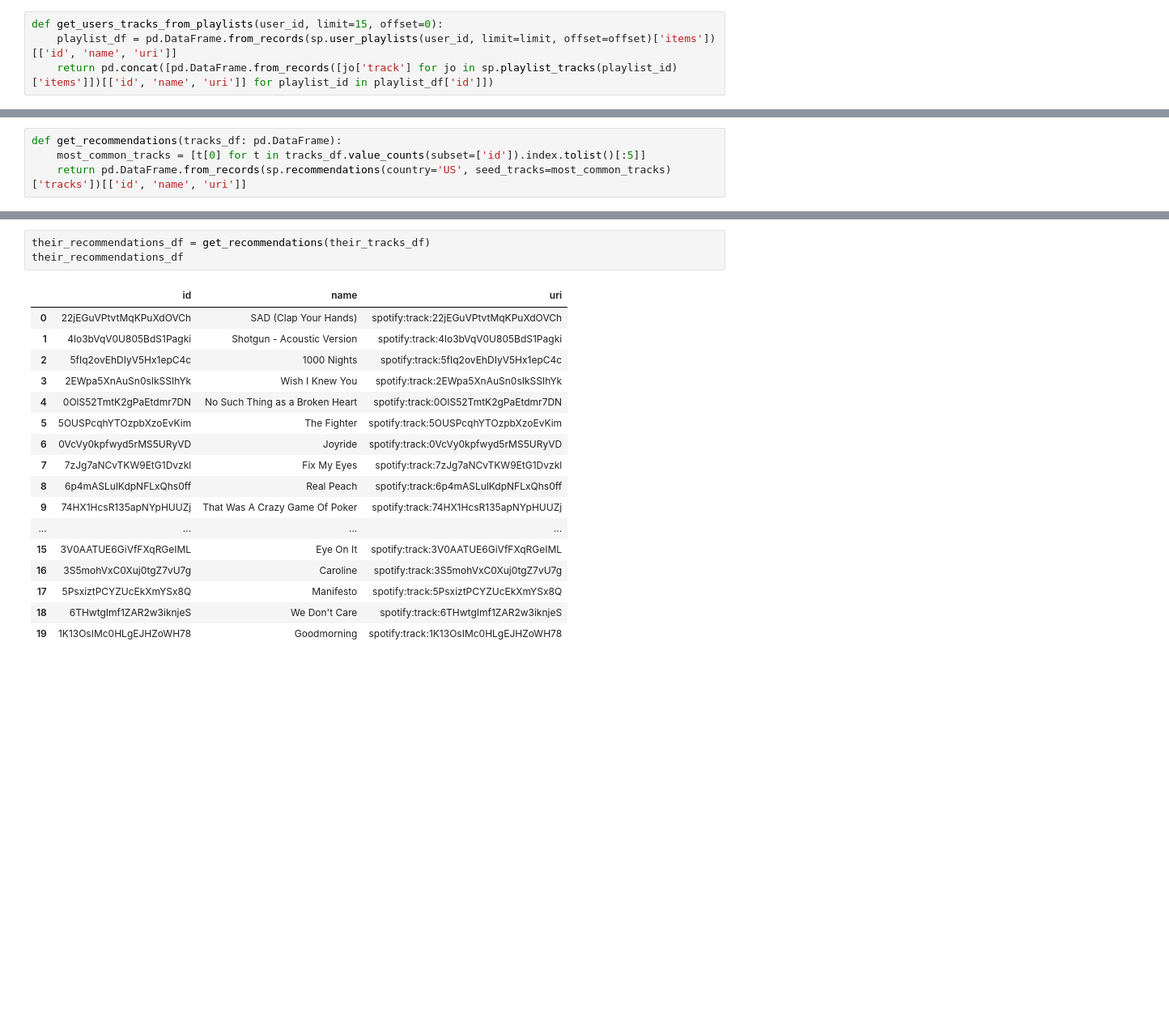
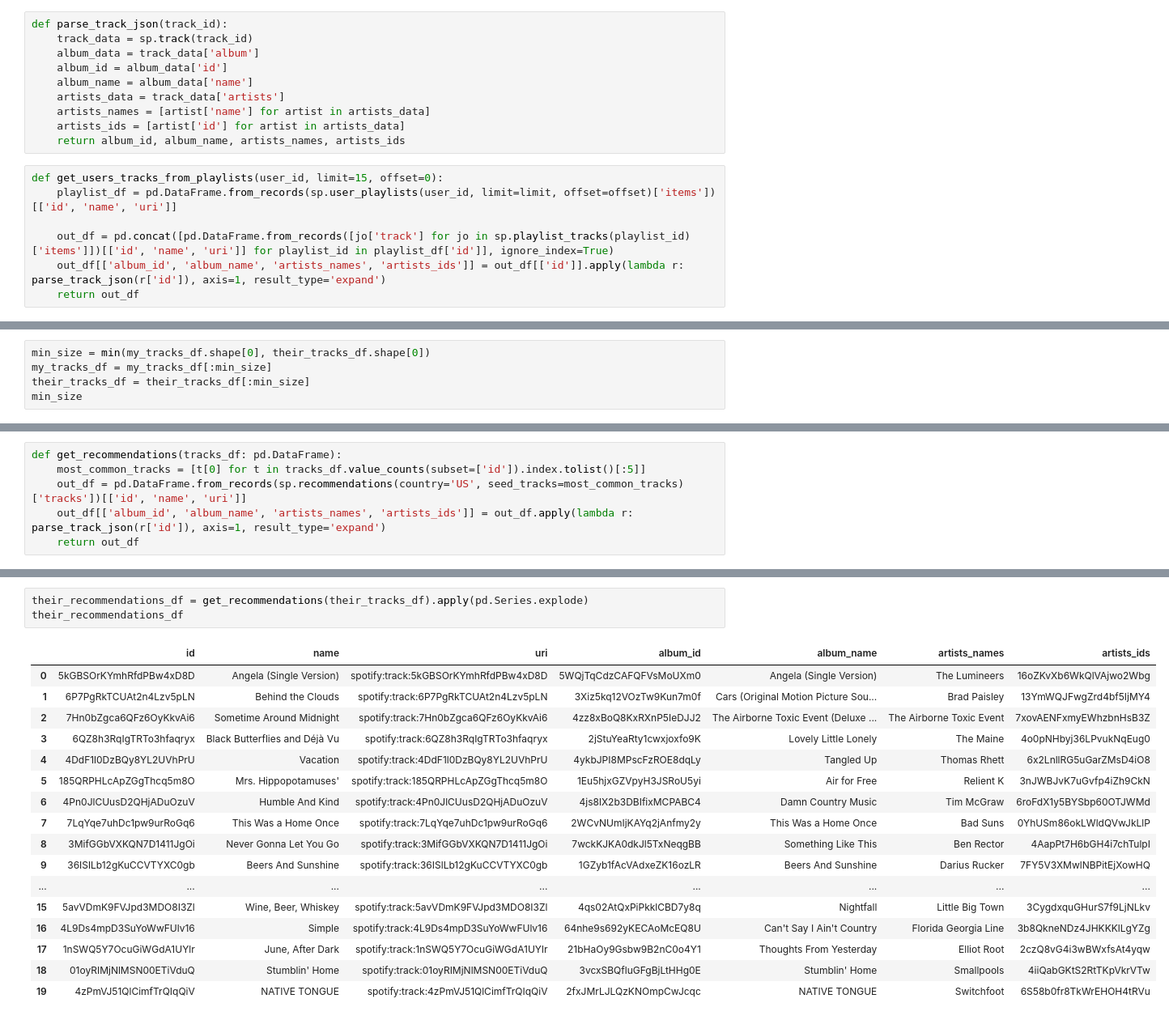
Before and after one commit to Duke02/Spotify-Listening-Analysis, a Jupyter notebook: SimilarityToAnotherPerson.ipynb, the cells around one changed output, grey strips where cells are left out. Shown: that part at 81% size. Drawn from its saved outputs; the diff is of its cells as text; blank space fills up the shorter version.

Commit message:
Started making pretty pictures

```diff
--- a/SimilarityToAnotherPerson.ipynb
+++ b/SimilarityToAnotherPerson.ipynb
@@ -15,10 +15,23 @@ with open('similarity_ids.json', 'r') as f:
     json_obj = json.load(f)
 my_id = json_obj['trystan']
 their_id = json_obj['josiah']
+# %%
+def parse_track_json(track_id):
+    track_data = sp.track(track_id)
+    album_data = track_data['album']
+    album_id = album_data['id']
+    album_name = album_data['name']
+    artists_data = track_data['artists']
+    artists_names = [artist['name'] for artist in artists_data]
+    artists_ids = [artist['id'] for artist in artists_data]
+    return album_id, album_name, artists_names, artists_ids
 # %%
 def get_users_tracks_from_playlists(user_id, limit=15, offset=0):
     playlist_df = pd.DataFrame.from_records(sp.user_playlists(user_id, limit=limit, offset=offset)['items'])[['id', 'name', 'uri']]
-    return pd.concat([pd.DataFrame.from_records([jo['track'] for jo in sp.playlist_tracks(playlist_id)['items']])[['id', 'name', 'uri']] for playlist_id in playlist_df['id']])
+
+    out_df = pd.concat([pd.DataFrame.from_records([jo['track'] for jo in sp.playlist_tracks(playlist_id)['items']])[['id', 'name', 'uri']] for playlist_id in playlist_df['id']], ignore_index=True)
+    out_df[['album_id', 'album_name', 'artists_names', 'artists_ids']] = out_df[['id']].apply(lambda r: parse_track_json(r['id']), axis=1, result_type='expand')
+    return out_df
 # %%
 # Good idea to make sure there's about the same number of tracks in each dataframe.
 my_tracks_df = get_users_tracks_from_playlists(my_id, limit=40)
@@ -56,0 +70,5 @@ their_tracks_df
+# %%
+min_size = min(my_tracks_df.shape[0], their_tracks_df.shape[0])
+my_tracks_df = my_tracks_df[:min_size]
+their_tracks_df = their_tracks_df[:min_size]
+min_size
@@ -57,5 +77,7 @@ their_tracks_df
 # %%
 def get_recommendations(tracks_df: pd.DataFrame):
     most_common_tracks = [t[0] for t in tracks_df.value_counts(subset=['id']).index.tolist()[:5]]
-    return pd.DataFrame.from_records(sp.recommendations(country='US', seed_tracks=most_common_tracks)['tracks'])[['id', 'name', 'uri']]
+    out_df = pd.DataFrame.from_records(sp.recommendations(country='US', seed_tracks=most_common_tracks)['tracks'])[['id', 'name', 'uri']]
+    out_df[['album_id', 'album_name', 'artists_names', 'artists_ids']] = out_df.apply(lambda r: parse_track_json(r['id']), axis=1, result_type='expand')
+    return out_df
 # %%
@@ -82,21 +104,21 @@ my_recommendations_df
 # %%
-their_recommendations_df = get_recommendations(their_tracks_df)
+their_recommendations_df = get_recommendations(their_tracks_df).apply(pd.Series.explode)
 their_recommendations_df
 # %% [output]
-|  | id | name | uri |
-| 0 | 22jEGuVPtvtMqKPuXdOVCh | SAD (Clap Your Hands) | spotify:track:22jEGuVPtvtMqKPuXdOVCh |
-| 1 | 4lo3bVqV0U805BdS1Pagki | Shotgun - Acoustic Version | spotify:track:4lo3bVqV0U805BdS1Pagki |
-| 2 | 5fIq2ovEhDIyV5Hx1epC4c | 1000 Nights | spotify:track:5fIq2ovEhDIyV5Hx1epC4c |
-| 3 | 2EWpa5XnAuSn0sIkSSIhYk | Wish I Knew You | spotify:track:2EWpa5XnAuSn0sIkSSIhYk |
-| 4 | 0OlS52TmtK2gPaEtdmr7DN | No Such Thing as a Broken Heart | spotify:track:0OlS52TmtK2gPaEtdmr7DN |
-| 5 | 5OUSPcqhYTOzpbXzoEvKim | The Fighter | spotify:track:5OUSPcqhYTOzpbXzoEvKim |
-| 6 | 0VcVy0kpfwyd5rMS5URyVD | Joyride | spotify:track:0VcVy0kpfwyd5rMS5URyVD |
-| 7 | 7zJg7aNCvTKW9EtG1Dvzkl | Fix My Eyes | spotify:track:7zJg7aNCvTKW9EtG1Dvzkl |
-| 8 | 6p4mASLulKdpNFLxQhs0ff | Real Peach | spotify:track:6p4mASLulKdpNFLxQhs0ff |
-| 9 | 74HX1HcsR135apNYpHUUZj | That Was A Crazy Game Of Poker | spotify:track:74HX1HcsR135apNYpHUUZj |
-| ... | ... | ... | ... |
-| 15 | 3V0AATUE6GiVfFXqRGeIML | Eye On It | spotify:track:3V0AATUE6GiVfFXqRGeIML |
-| 16 | 3S5mohVxC0Xuj0tgZ7vU7g | Caroline | spotify:track:3S5mohVxC0Xuj0tgZ7vU7g |
-| 17 | 5PsxiztPCYZUcEkXmYSx8Q | Manifesto | spotify:track:5PsxiztPCYZUcEkXmYSx8Q |
-| 18 | 6THwtgImf1ZAR2w3iknjeS | We Don't Care | spotify:track:6THwtgImf1ZAR2w3iknjeS |
-| 19 | 1K13OsIMc0HLgEJHZoWH78 | Goodmorning | spotify:track:1K13OsIMc0HLgEJHZoWH78 |
+|  | id | name | uri | album_id | album_name | artists_names | artists_ids |
+| 0 | 5kGBSOrKYmhRfdPBw4xD8D | Angela (Single Version) | spotify:track:5kGBSOrKYmhRfdPBw4xD8D | 5WQjTqCdzCAFQFVsMoUXm0 | Angela (Single Version) | The Lumineers | 16oZKvXb6WkQlVAjwo2Wbg |
+| 1 | 6P7PgRkTCUAt2n4Lzv5pLN | Behind the Clouds | spotify:track:6P7PgRkTCUAt2n4Lzv5pLN | 3Xiz5kq12VOzTw9Kun7m0f | Cars (Original Motion Picture Sou... | Brad Paisley | 13YmWQJFwgZrd4bf5IjMY4 |
+| 2 | 7Hn0bZgca6QFz6OyKkvAi6 | Sometime Around Midnight | spotify:track:7Hn0bZgca6QFz6OyKkvAi6 | 4zz8xBoQ8KxRXnP5IeDJJ2 | The Airborne Toxic Event (Deluxe ... | The Airborne Toxic Event | 7xovAENFxmyEWhzbnHsB3Z |
+| 3 | 6QZ8h3RqIgTRTo3hfaqryx | Black Butterflies and Déjà Vu | spotify:track:6QZ8h3RqIgTRTo3hfaqryx | 2jStuYeaRty1cwxjoxfo9K | Lovely Little Lonely | The Maine | 4o0pNHbyj36LPvukNqEug0 |
+| 4 | 4DdF1l0DzBQy8YL2UVhPrU | Vacation | spotify:track:4DdF1l0DzBQy8YL2UVhPrU | 4ykbJPI8MPscFzROE8dqLy | Tangled Up | Thomas Rhett | 6x2LnllRG5uGarZMsD4iO8 |
+| 5 | 185QRPHLcApZGgThcq5m8O | Mrs. Hippopotamuses' | spotify:track:185QRPHLcApZGgThcq5m8O | 1Eu5hjxGZVpyH3JSRoU5yi | Air for Free | Relient K | 3nJWBJvK7uGvfp4iZh9CkN |
+| 6 | 4Pn0JlCUusD2QHjADuOzuV | Humble And Kind | spotify:track:4Pn0JlCUusD2QHjADuOzuV | 4js8lX2b3DBIfixMCPABC4 | Damn Country Music | Tim McGraw | 6roFdX1y5BYSbp60OTJWMd |
+| 7 | 7LqYqe7uhDc1pw9urRoGq6 | This Was a Home Once | spotify:track:7LqYqe7uhDc1pw9urRoGq6 | 2WCvNUmIjKAYq2jAnfmy2y | This Was a Home Once | Bad Suns | 0YhUSm86okLWldQVwJkLlP |
+| 8 | 3MifGGbVXKQN7D1411JgOi | Never Gonna Let You Go | spotify:track:3MifGGbVXKQN7D1411JgOi | 7wckKJKA0dkJl5TxNeqgBB | Something Like This | Ben Rector | 4AapPt7H6bGH4i7chTulpI |
+| 9 | 36ISlLb12gKuCCVTYXC0gb | Beers And Sunshine | spotify:track:36ISlLb12gKuCCVTYXC0gb | 1GZyb1fAcVAdxeZK16ozLR | Beers And Sunshine | Darius Rucker | 7FY5V3XMwlNBPitEjXowHQ |
+| ... | ... | ... | ... | ... | ... | ... | ... |
+| 15 | 5avVDmK9FVJpd3MDO8I3Zl | Wine, Beer, Whiskey | spotify:track:5avVDmK9FVJpd3MDO8I3Zl | 4qs02AtQxPiPkklCBD7y8q | Nightfall | Little Big Town | 3CygdxquGHurS7f9LjNLkv |
+| 16 | 4L9Ds4mpD3SuYoWwFUlv16 | Simple | spotify:track:4L9Ds4mpD3SuYoWwFUlv16 | 64nhe9s692yKECAoMcEQ8U | Can't Say I Ain't Country | Florida Georgia Line | 3b8QkneNDz4JHKKKlLgYZg |
+| 17 | 1nSWQ5Y7OcuGiWGdA1UYlr | June, After Dark | spotify:track:1nSWQ5Y7OcuGiWGdA1UYlr | 21bHaOy9Gsbw9B2nC0o4Y1 | Thoughts From Yesterday | Elliot Root | 2czQ8vG4i3wBWxfsAt4yqw |
+| 18 | 01oyRIMjNlMSN00ETiVduQ | Stumblin' Home | spotify:track:01oyRIMjNlMSN00ETiVduQ | 3vcxSBQfluGFgBjLtHHg0E | Stumblin' Home | Smallpools | 4iiQabGKtS2RtTKpVkrVTw |
+| 19 | 4zPmVJ51QlCimfTrQIqQiV | NATIVE TONGUE | spotify:track:4zPmVJ51QlCimfTrQIqQiV | 2fxJMrLJLQzKNOmpCwJcqc | NATIVE TONGUE | Switchfoot | 6S58b0fr8TkWrEHOH4tRVu |
```
Also changed, not shown: parts of 17 cells of this notebook.
